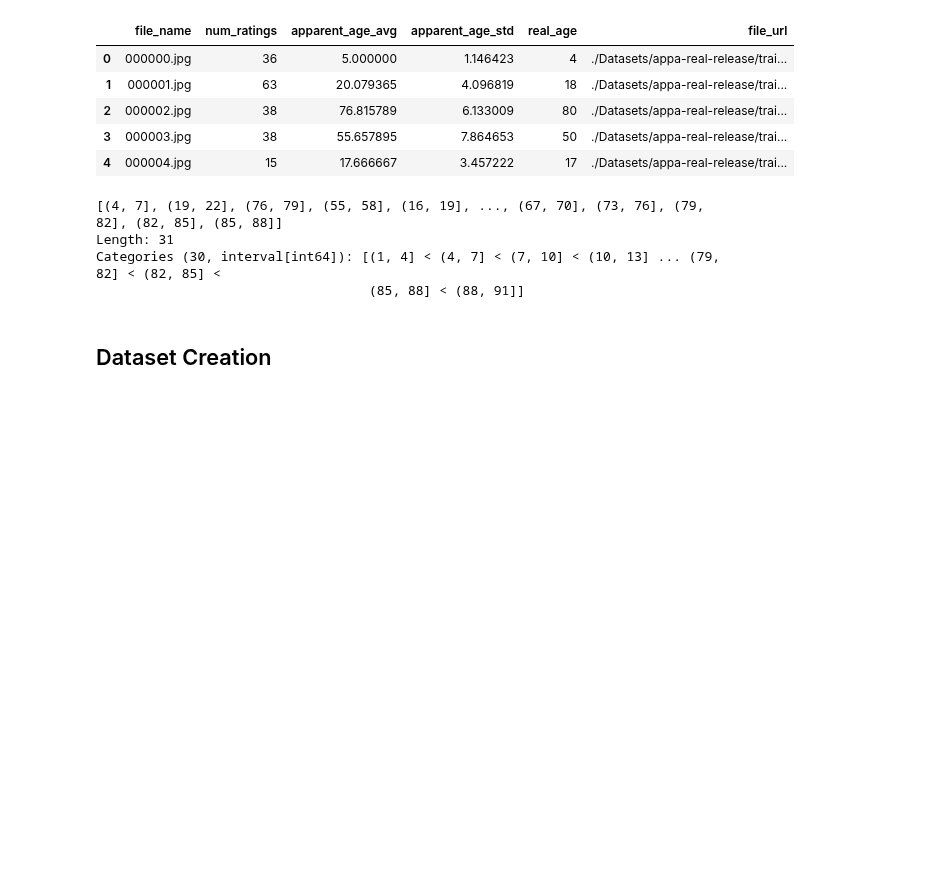
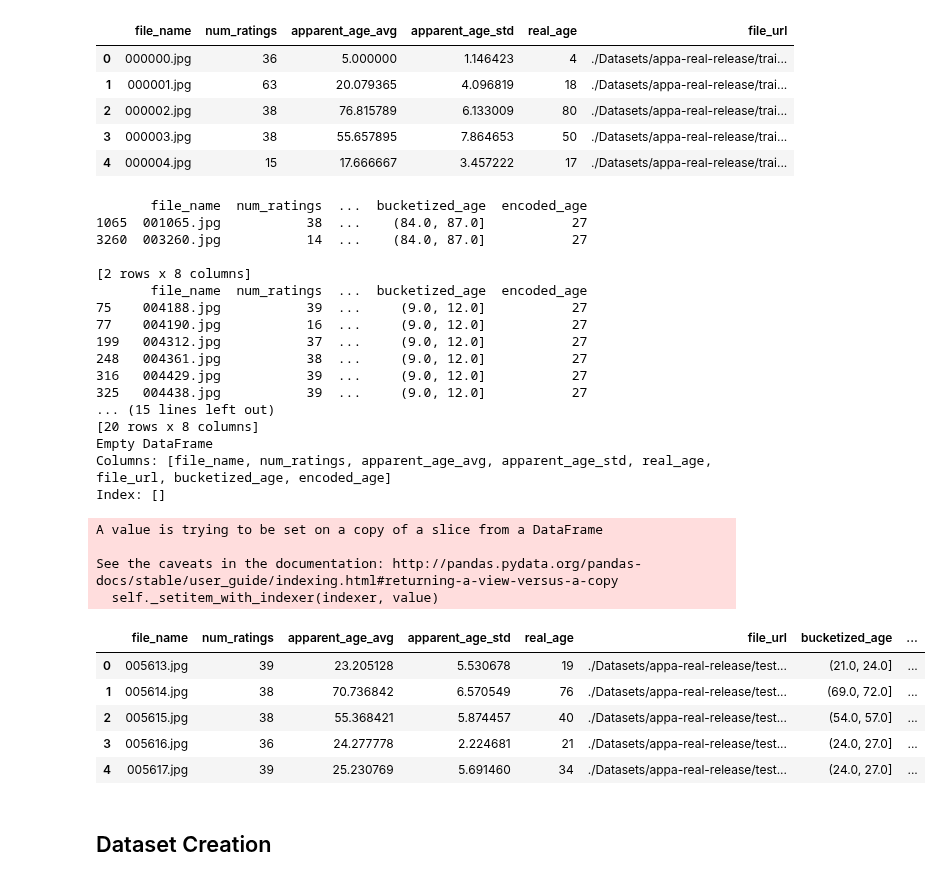
Before and after one commit to elpapi42/AgeClassifier, a Jupyter notebook: AgeClassifier.ipynb, the cells around one changed output. Drawn from its saved outputs; the diff is of its cells as text; code cells hidden in the pictures; blank space fills up the shorter version.

Commit message:
Bucketize Labels WIP

```diff
--- a/AgeClassifier.ipynb
+++ b/AgeClassifier.ipynb
@@ -173,18 +173,53 @@ df_train.head()
 | 2 | 000002.jpg | 38 | 76.815789 | 6.133009 | 80 | ./Datasets/appa-real-release/trai... |
 | 3 | 000003.jpg | 38 | 55.657895 | 7.864653 | 50 | ./Datasets/appa-real-release/trai... |
 | 4 | 000004.jpg | 15 | 17.666667 | 3.457222 | 17 | ./Datasets/appa-real-release/trai... |
-# %%
-# Bucketize age into groups, ex: 0-2, 3-5
-
-bucket_limits = [bucket for bucket in range(1, 100, 3)]
-
-df_train["bucketized_age"] = pd.cut(df_train["apparent_age_avg"], bucket_limits)
-df_train["bucketized_age"].unique()
-# %% [output]
-[(4, 7], (19, 22], (76, 79], (55, 58], (16, 19], ..., (67, 70], (73, 76], (79, 82], (82, 85], (85, 88]]
-Length: 31
-Categories (30, interval[int64]): [(1, 4] < (4, 7] < (7, 10] < (10, 13] ... (79, 82] < (82, 85] <
-                                   (85, 88] < (88, 91]]
+# %%
+# Bucketize age into groups, ex: 0-2, 3-5
+
+buckets = np.linspace(0, 99, 34)
+
+df_train["bucketized_age"] = pd.cut(df_train["apparent_age_avg"], buckets).astype("str")
+df_eval["bucketized_age"] = pd.cut(df_eval["apparent_age_avg"], buckets).astype("str")
+df_test["bucketized_age"] = pd.cut(df_test["apparent_age_avg"], buckets).astype("str")
+#df_test["encoded_age"] = df_test["bucketized_age"].astype("category").cat.codes
+
+tokenizer = tf.keras.preprocessing.text.Tokenizer(36, filters="")
+tokenizer.fit_on_sequences(pd.concat([df_train["bucketized_age"], df_eval["bucketized_age"], df_test["bucketized_age"]]))
+df_test["encoded_age"].iloc[0] = tokenizer.texts_to_sequences(df_test["bucketized_age"].iloc[0])
+
+print(df_train[df_train["encoded_age"] == 27])
+print(df_eval[df_eval["encoded_age"] == 27])
+print(df_test[df_test["encoded_age"] == 27])
+
+df_test.head()
+# %% [output]
+       file_name  num_ratings  ...  bucketized_age  encoded_age
+1065  001065.jpg           38  ...    (84.0, 87.0]           27
+3260  003260.jpg           14  ...    (84.0, 87.0]           27
+
+[2 rows x 8 columns]
+       file_name  num_ratings  ...  bucketized_age  encoded_age
+75    004188.jpg           39  ...     (9.0, 12.0]           27
+77    004190.jpg           16  ...     (9.0, 12.0]           27
+199   004312.jpg           37  ...     (9.0, 12.0]           27
+248   004361.jpg           38  ...     (9.0, 12.0]           27
+316   004429.jpg           39  ...     (9.0, 12.0]           27
+325   004438.jpg           39  ...     (9.0, 12.0]           27
+... (15 lines left out)
+[20 rows x 8 columns]
+Empty DataFrame
+Columns: [file_name, num_ratings, apparent_age_avg, apparent_age_std, real_age, file_url, bucketized_age, encoded_age]
+Index: []
+A value is trying to be set on a copy of a slice from a DataFrame
+
+See the caveats in the documentation: http://pandas.pydata.org/pandas-docs/stable/user_guide/indexing.html#returning-a-view-versus-a-copy
+  self._setitem_with_indexer(indexer, value)
+|  | file_name | num_ratings | apparent_age_avg | apparent_age_std | real_age | file_url | bucketized_age | ... |
+| 0 | 005613.jpg | 39 | 23.205128 | 5.530678 | 19 | ./Datasets/appa-real-release/test... | (21.0, 24.0] | ... |
+| 1 | 005614.jpg | 38 | 70.736842 | 6.570549 | 76 | ./Datasets/appa-real-release/test... | (69.0, 72.0] | ... |
+| 2 | 005615.jpg | 38 | 55.368421 | 5.874457 | 40 | ./Datasets/appa-real-release/test... | (54.0, 57.0] | ... |
+| 3 | 005616.jpg | 36 | 24.277778 | 2.224681 | 21 | ./Datasets/appa-real-release/test... | (24.0, 27.0] | ... |
+| 4 | 005617.jpg | 39 | 25.230769 | 5.691460 | 34 | ./Datasets/appa-real-release/test... | (24.0, 27.0] | ... |
 # %%
 #Lets see some examples
 plt.figure(figsize=(10,10))
```
